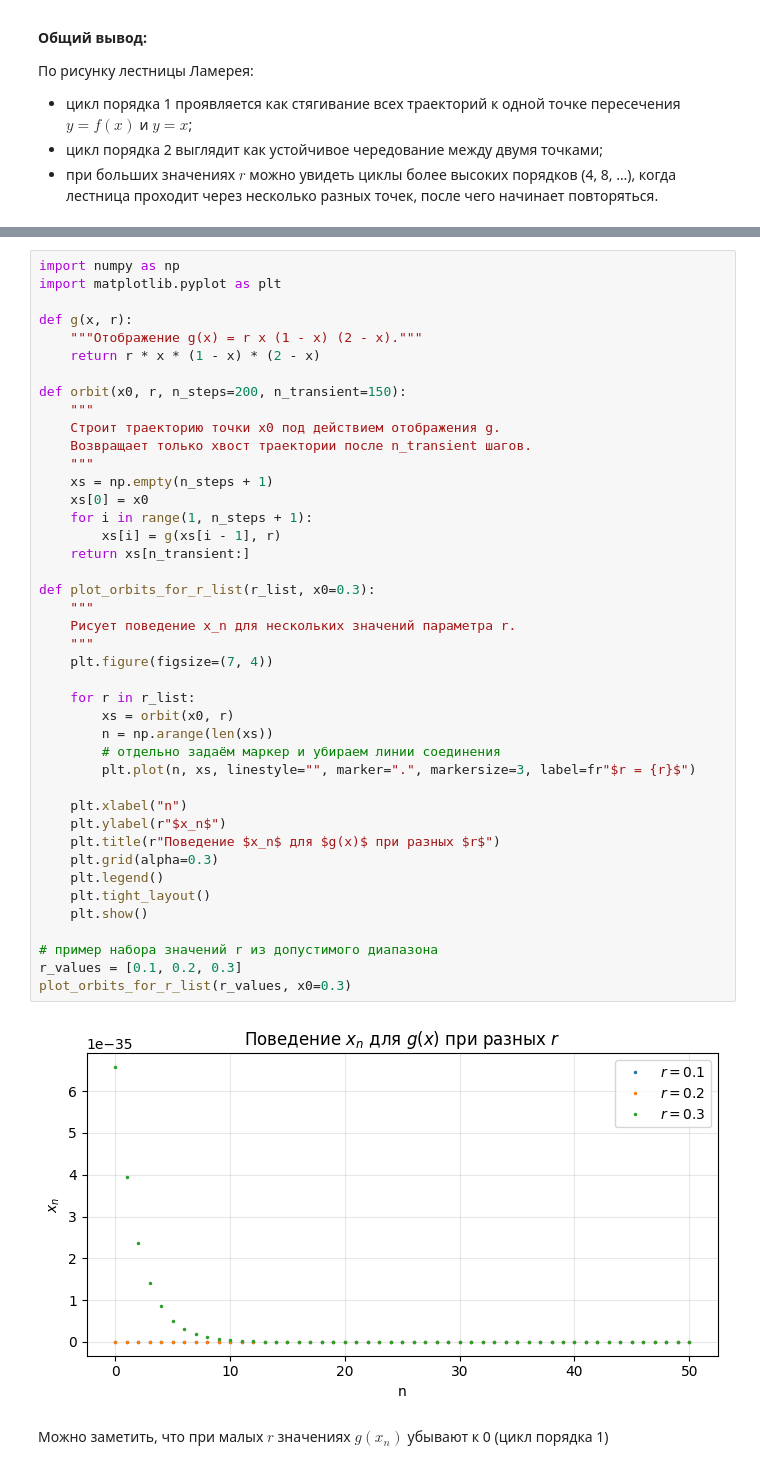
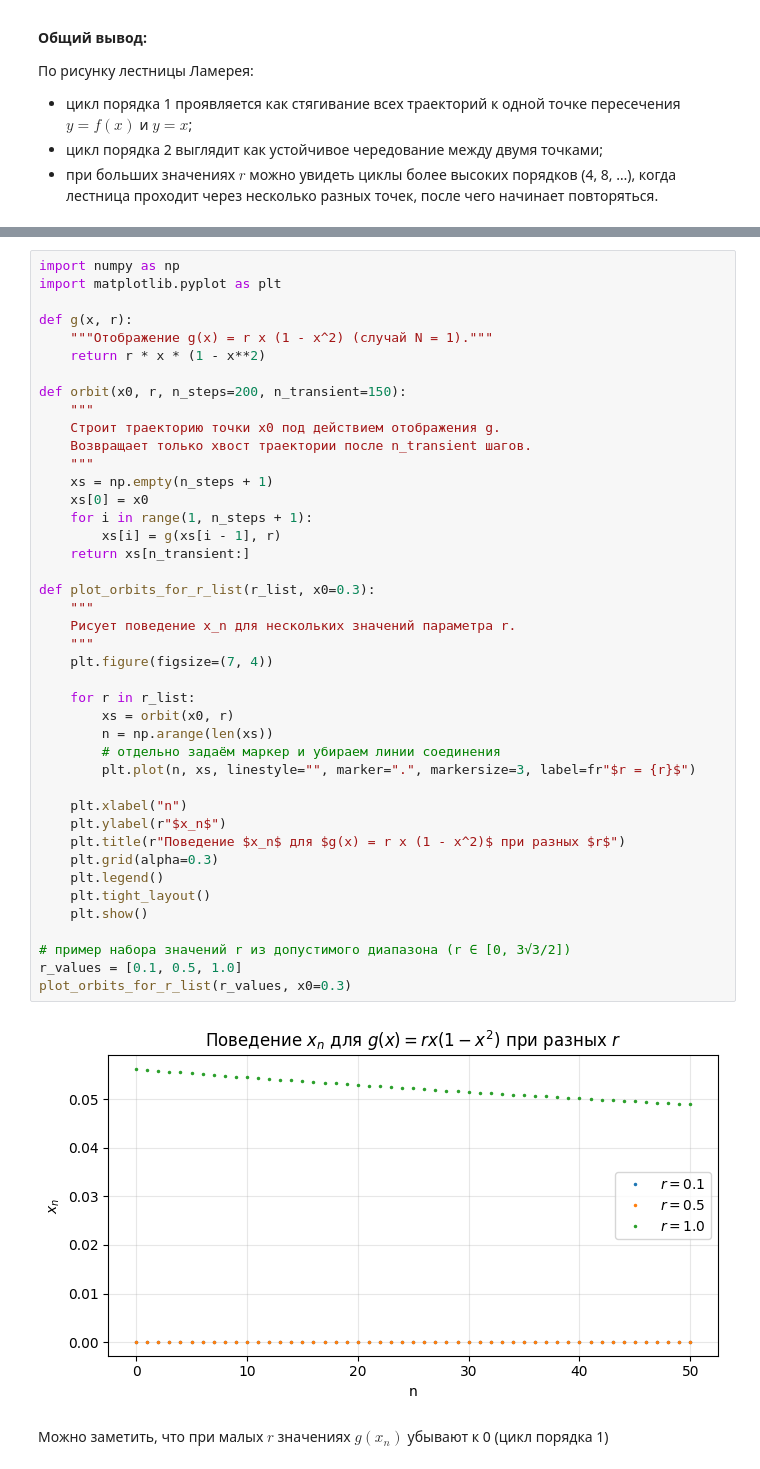
Before and after one commit to hertbex/MatanLab, a Jupyter notebook: Matan.ipynb, the cells around one changed output, grey strips where cells are left out. Drawn from its saved outputs; the diff is of its cells as text.

```diff
--- a/Matan.ipynb
+++ b/Matan.ipynb
@@ -756,45 +756,45 @@ import numpy as np
 import matplotlib.pyplot as plt
 
 def g(x, r):
-    """Отображение g(x) = r x (1 - x) (2 - x)."""
-    return r * x * (1 - x) * (2 - x)
+    """Отображение g(x) = r x (1 - x^2) (случай N = 1)."""
+    return r * x * (1 - x**2)
 
 def orbit(x0, r, n_steps=200, n_transient=150):
     """
     Строит траекторию точки x0 под действием отображения g.
     Возвращает только хвост траектории после n_transient шагов.
     """
     xs = np.empty(n_steps + 1)
     xs[0] = x0
     for i in range(1, n_steps + 1):
         xs[i] = g(xs[i - 1], r)
     return xs[n_transient:]
 
 def plot_orbits_for_r_list(r_list, x0=0.3):
     """
     Рисует поведение x_n для нескольких значений параметра r.
     """
     plt.figure(figsize=(7, 4))
 
     for r in r_list:
         xs = orbit(x0, r)
         n = np.arange(len(xs))
         # отдельно задаём маркер и убираем линии соединения
         plt.plot(n, xs, linestyle="", marker=".", markersize=3, label=fr"$r = {r}$")
 
     plt.xlabel("n")
     plt.ylabel(r"$x_n$")
-    plt.title(r"Поведение $x_n$ для $g(x)$ при разных $r$")
+    plt.title(r"Поведение $x_n$ для $g(x) = r x (1 - x^2)$ при разных $r$")
     plt.grid(alpha=0.3)
     plt.legend()
     plt.tight_layout()
     plt.show()
 
-# пример набора значений r из допустимого диапазона
-r_values = [0.1, 0.2, 0.3]
+# пример набора значений r из допустимого диапазона (r ∈ [0, 3√3/2])
+r_values = [0.1, 0.5, 1.0]
 plot_orbits_for_r_list(r_values, x0=0.3)
 # %% [output]
-[figure, old version]
+[figure, new version]
 # %% [markdown]
 Можно заметить, что при малых $r$ значениях $g(x_n)$ убывают к 0 (цикл порядка 1)
 # %%
```
Also changed, not shown: parts of 4 cells of this notebook.
